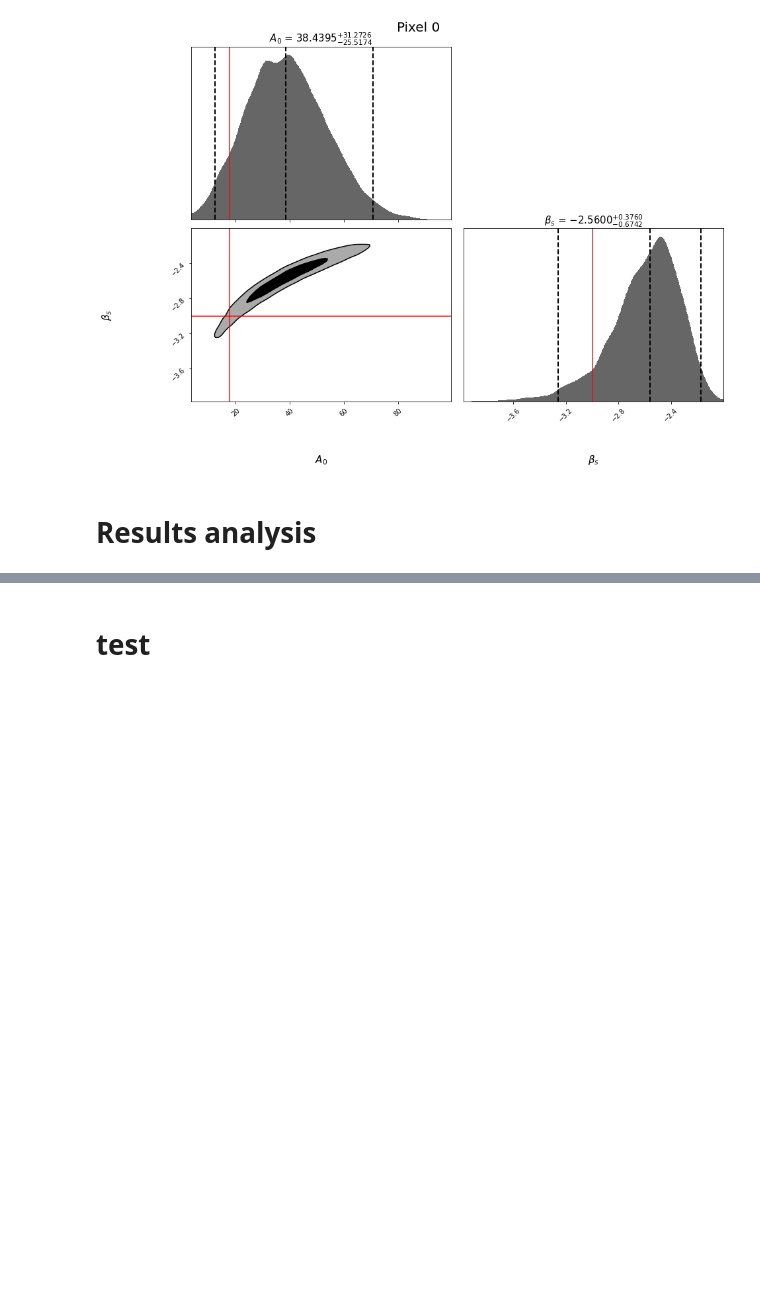
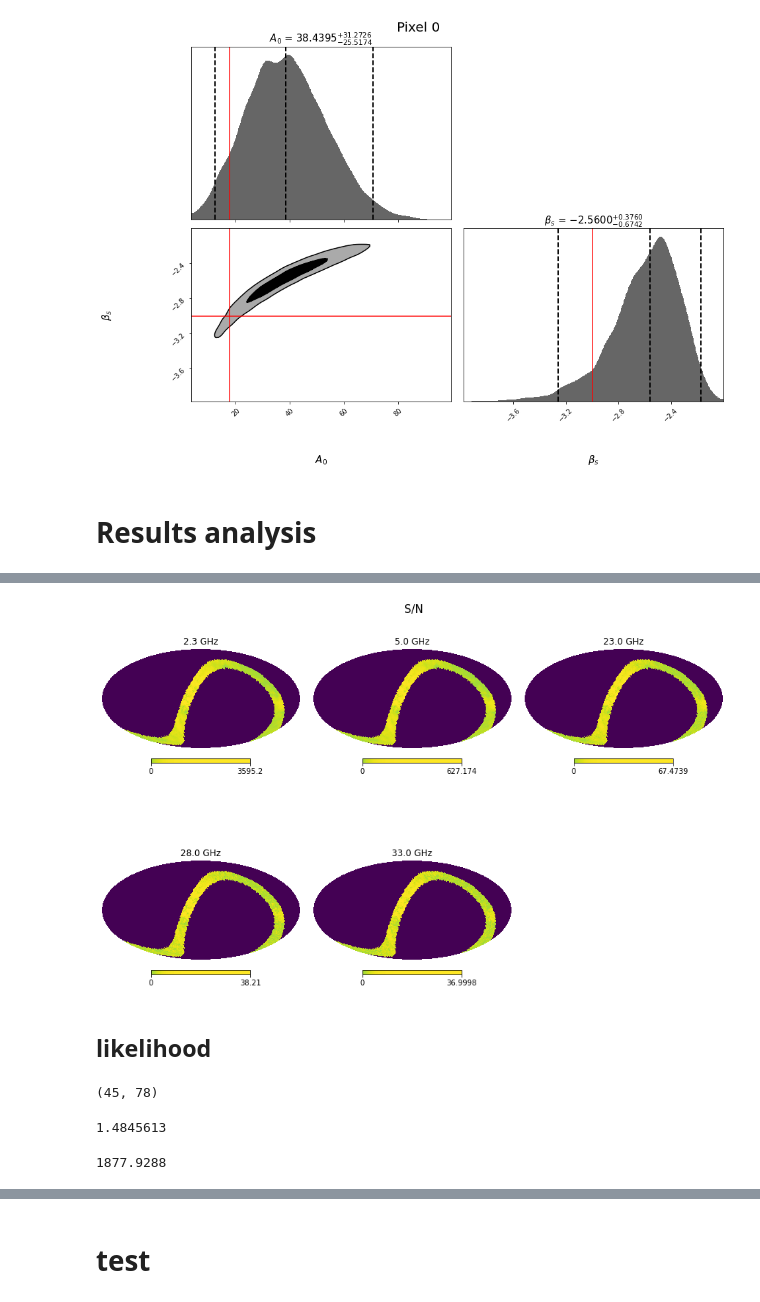
Before and after one commit to yaojian95/Beta_s, a Jupyter notebook: Likelihood_analysis.ipynb, the cells around one changed output, grey strips where cells are left out. Saved outputs shown, nothing was run; the diff lists cells and outputs as text; code cells hidden in the pictures; blank space fills up the shorter version.

```diff
--- a/Likelihood_analysis.ipynb
+++ b/Likelihood_analysis.ipynb
@@ -18,5 +20,5 @@ from dynesty import plotting as dyplot
 # %% [markdown]
 # import data
 # %%
-fres = np.array([2.3, 5, 23, 28, 33]); nu0 = gmean(fres)
+fres = np.array([2.3, 5, 23, 28, 33]); nu0 = gmean(fres); nside = 32
 # %%
@@ -37,4 +37,4 @@ hp.mollview(P_nu0, norm = 'hist')
 # %% [output]
 [figure]
 # %%
-total_sigma = np.load('/global/cscratch1/sd/jianyao/CBASS/Noise/homo_noise/5_fre_sigma_P_64_uK_RJ.npy')
+total_sigma = np.load('/global/cscratch1/sd/jianyao/CBASS/Noise/homo_noise/5_fre_sigma_P_%s_uK_RJ.npy'%nside)
@@ -203,0 +203,15 @@ hp.mollview(As_all)
+# %%
+S_to_N = (total_P/total_sigma)
+# %%
+plt.figure(figsize = (12, 8))
+plt.title('S/N', fontsize = 15)
+plt.axis('off')
+hp.mollview(S_to_N[0]*mask_both, norm = 'hist', sub = 231, title = '%s GHz' % fres[0])
+hp.mollview(S_to_N[1]*mask_both, norm = 'hist', sub = 232, title = '%s GHz' % fres[1])
+hp.mollview(S_to_N[2]*mask_both, norm = 'hist', sub = 233, title = '%s GHz' % fres[2])
+hp.mollview(S_to_N[3]*mask_both, norm = 'hist', sub = 234, title = '%s GHz' % fres[3])
+hp.mollview(S_to_N[4]*mask_both, norm = 'hist', sub = 235, title = '%s GHz' % fres[4])
+# %% [output]
+[figure, added]
+# %% [markdown]
+## likelihood
@@ -203,0 +220,12 @@ hp.mollview(As_all)
+# %%
+As_betas.shape
+# %% [output]
+(45, 78)
+# %%
+P_nu0[mask_index].min()
+# %% [output]
+1.4845613
+# %%
+P_nu0[mask_index].max()
+# %% [output]
+1877.9288
```
Also changed, not shown: parts of 33 cells of this notebook.
